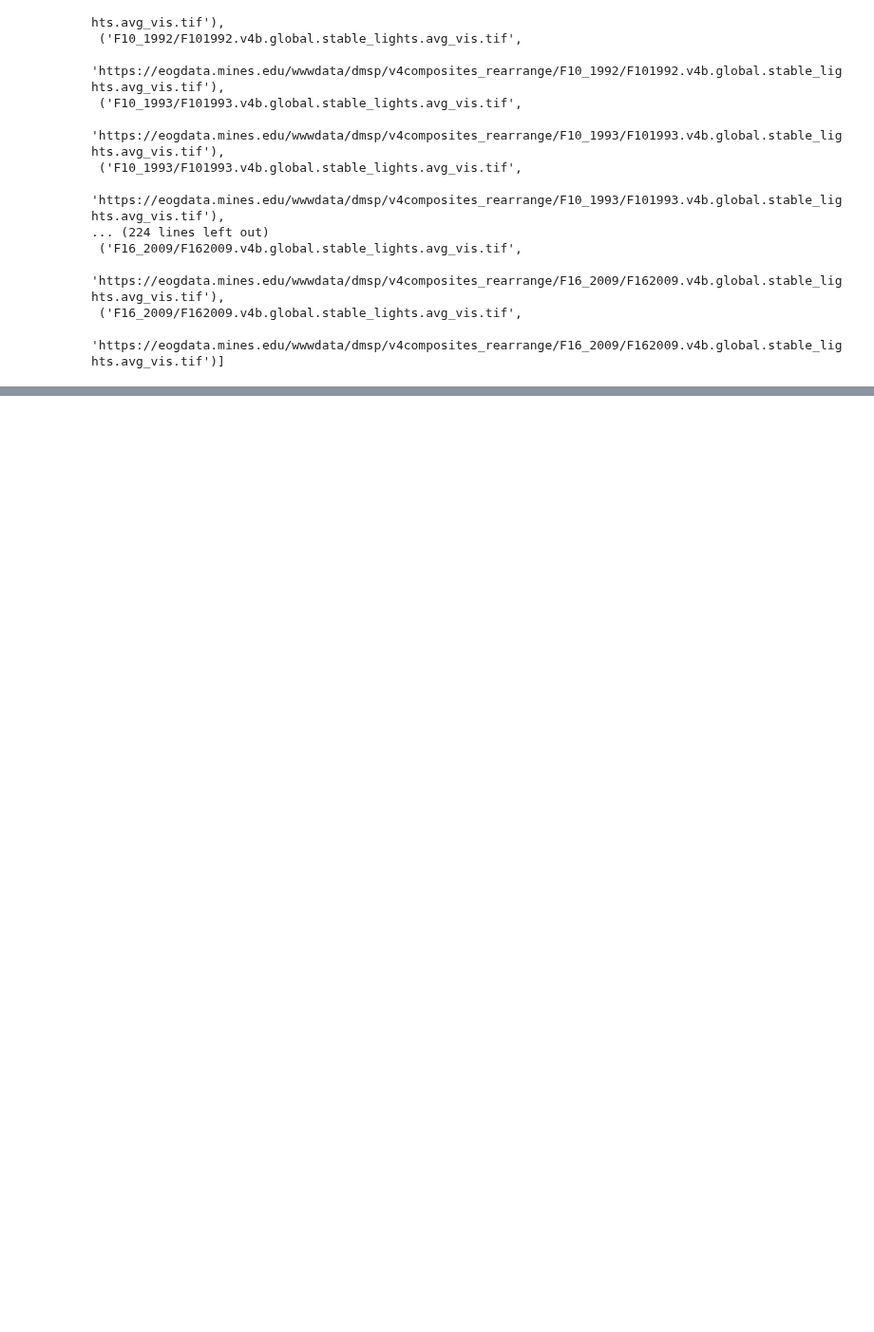
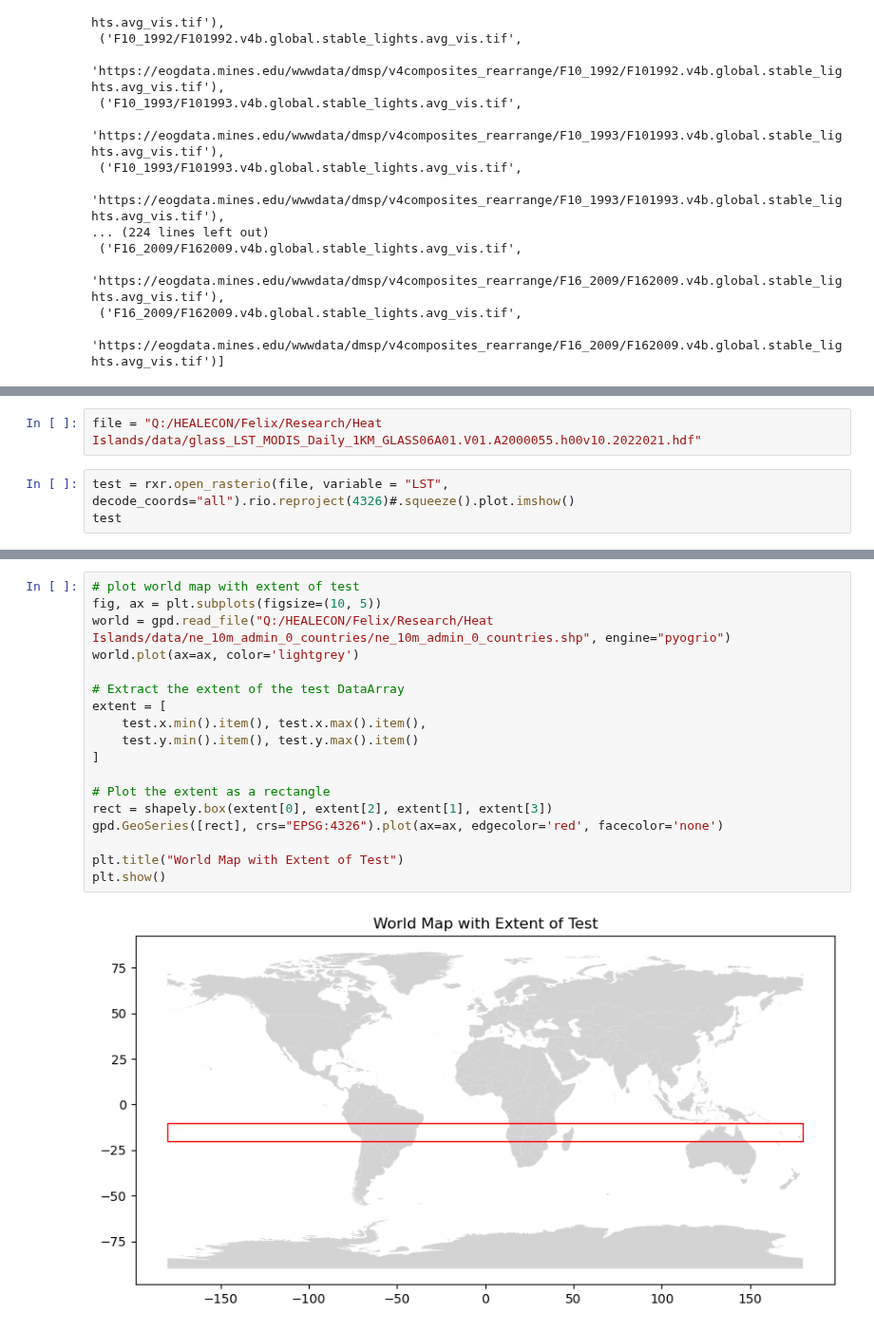
Before and after one commit to felixschulz385/growth-and-temperature, a Jupyter notebook: code/experiments/grid.ipynb, the cells around one changed output, grey strips where cells are left out. Shown at 95% size. Drawn from its saved outputs; the diff is of its cells as text; blank space fills up the shorter version.

Commit message:
Added visualizations on grid points

```diff
--- a/code/experiments/grid.ipynb
+++ b/code/experiments/grid.ipynb
@@ -612,0 +621,5 @@ file_urls
+# %%
+file = "Q:/HEALECON/Felix/Research/Heat Islands/data/glass_LST_MODIS_Daily_1KM_GLASS06A01.V01.A2000055.h00v10.2022021.hdf"
+# %%
+test = rxr.open_rasterio(file, variable = "LST", decode_coords="all").rio.reproject(4326)#.squeeze().plot.imshow()
+test
@@ -612,0 +644,20 @@ file_urls
+# %%
+# plot world map with extent of test
+fig, ax = plt.subplots(figsize=(10, 5))
+world = gpd.read_file("Q:/HEALECON/Felix/Research/Heat Islands/data/ne_10m_admin_0_countries/ne_10m_admin_0_countries.shp", engine="pyogrio")
+world.plot(ax=ax, color='lightgrey')
+
+# Extract the extent of the test DataArray
+extent = [
+    test.x.min().item(), test.x.max().item(),
+    test.y.min().item(), test.y.max().item()
+]
+
+# Plot the extent as a rectangle
+rect = shapely.box(extent[0], extent[2], extent[1], extent[3])
+gpd.GeoSeries([rect], crs="EPSG:4326").plot(ax=ax, edgecolor='red', facecolor='none')
+
+plt.title("World Map with Extent of Test")
+plt.show()
+# %% [output]
+[figure, added]
```
Also changed, not shown: parts of 14 cells of this notebook.
